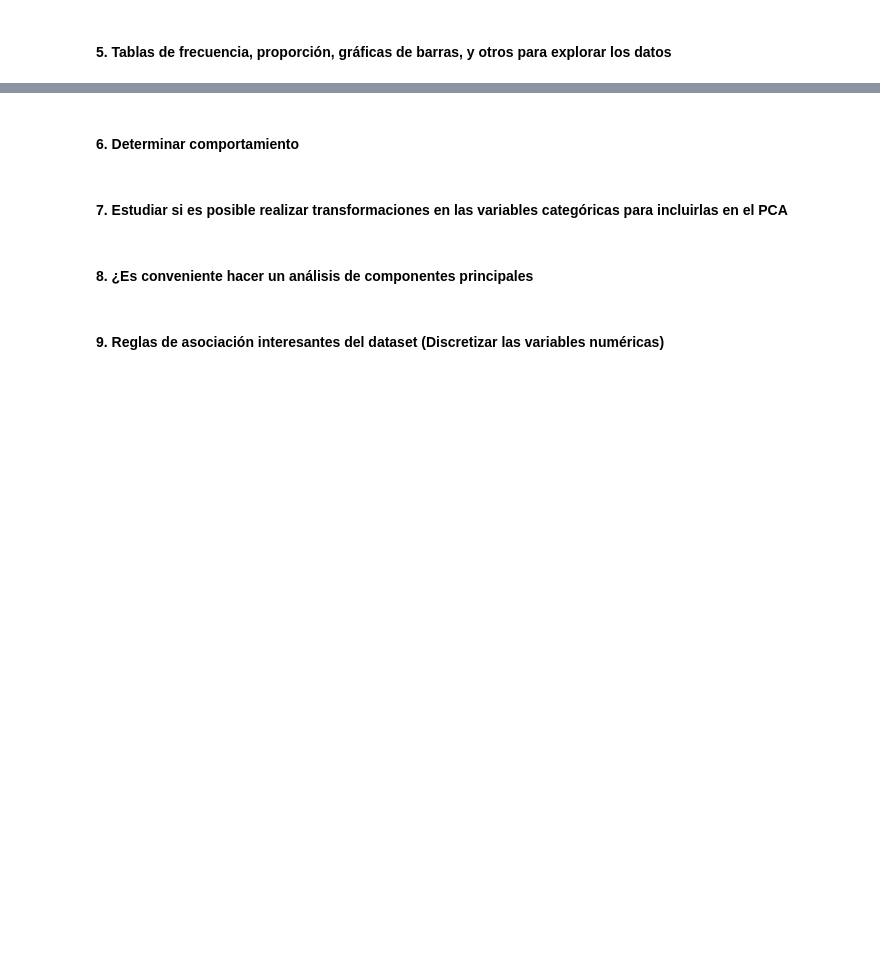
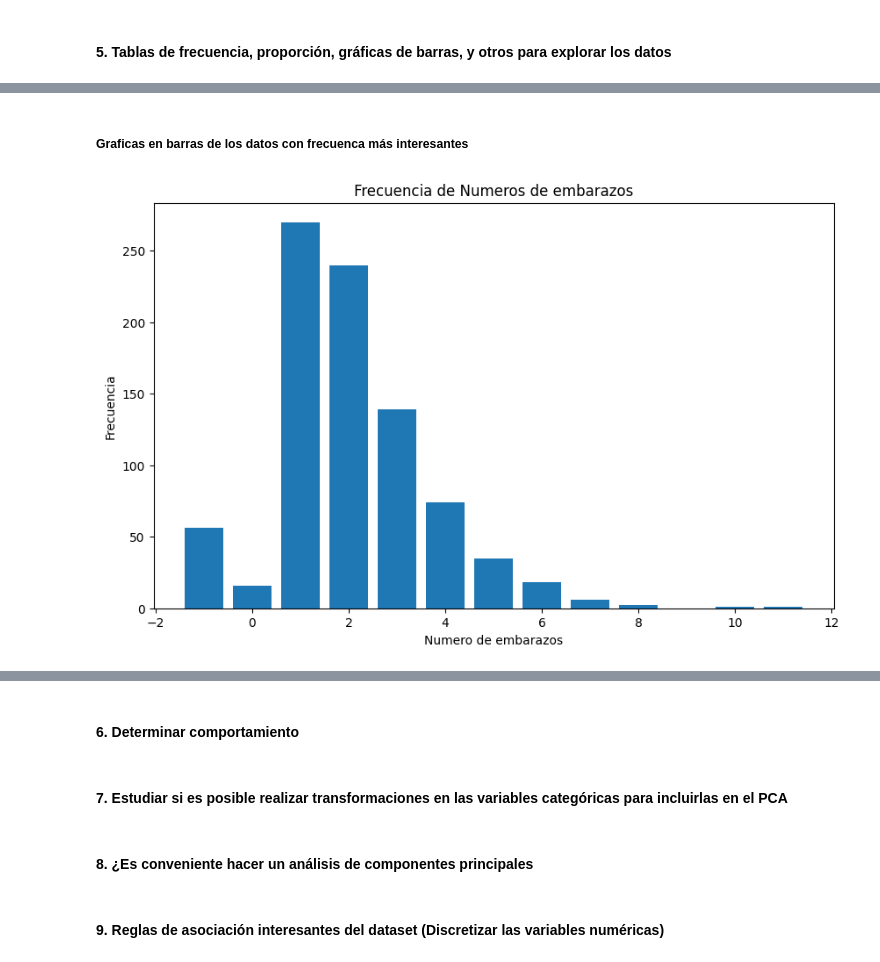
Before and after one commit to CrisLayB/DataScience_Lab01, a Jupyter notebook: lab-01.ipynb, the cells around one changed output, grey strips where cells are left out. Cells and saved outputs as stored; diff of their text form; code cells hidden in the pictures; blank space fills up the shorter version.

```diff
--- a/lab-01.ipynb
+++ b/lab-01.ipynb
@@ -394,0 +442,13 @@ Se puede observar que el 1% de los pacientes fueron diagnosticados con NIC (Neop
+# %% [markdown]
+##### Graficas en barras de los datos con frecuenca más interesantes
+# %%
+frecuency_table = data_frame['Num of pregnancies'].value_counts().reset_index()
+
+plt.figure(figsize=(10, 6))
+plt.bar(frecuency_table['index'], frecuency_table['Num of pregnancies'])
+plt.xlabel('Numero de embarazos')
+plt.ylabel('Frecuencia')
+plt.title('Frecuencia de Numeros de embarazos')
+plt.show()
+# %% [output]
+[figure, added]
```
Also changed, not shown: parts of 11 cells of this notebook.
